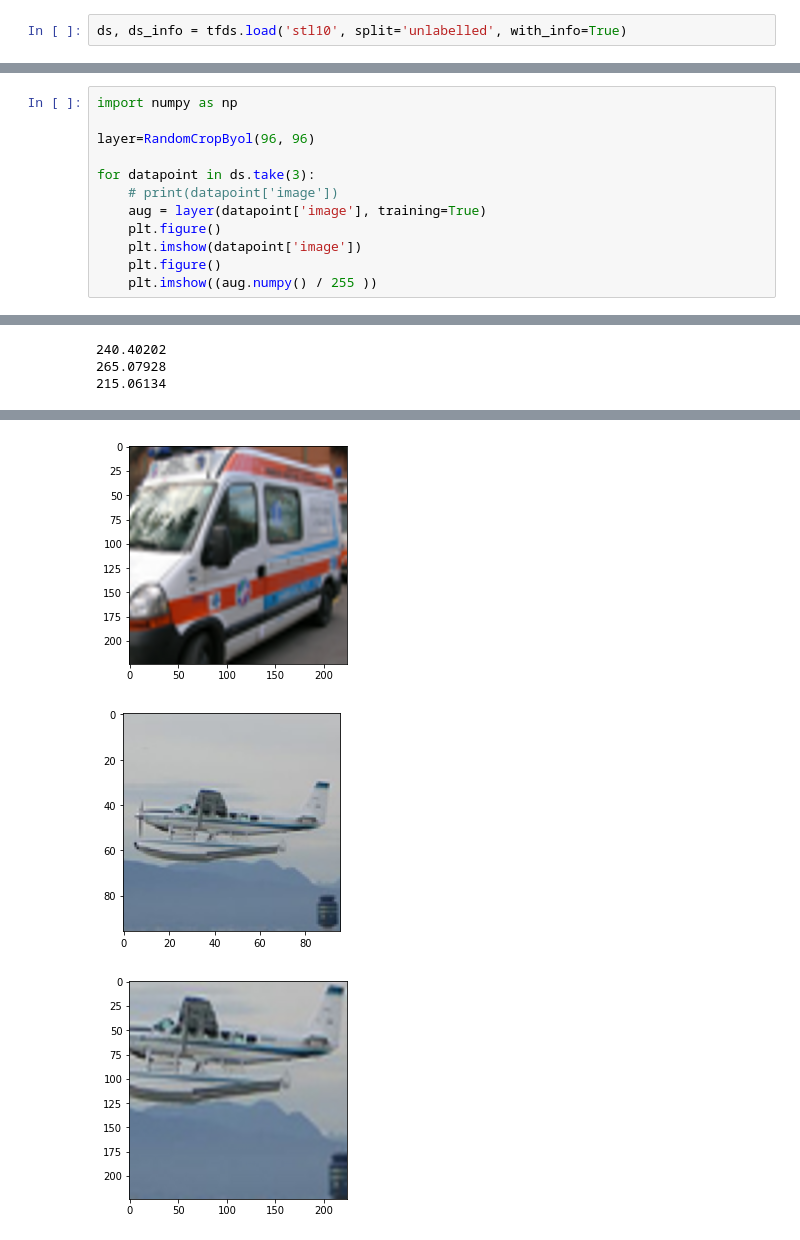
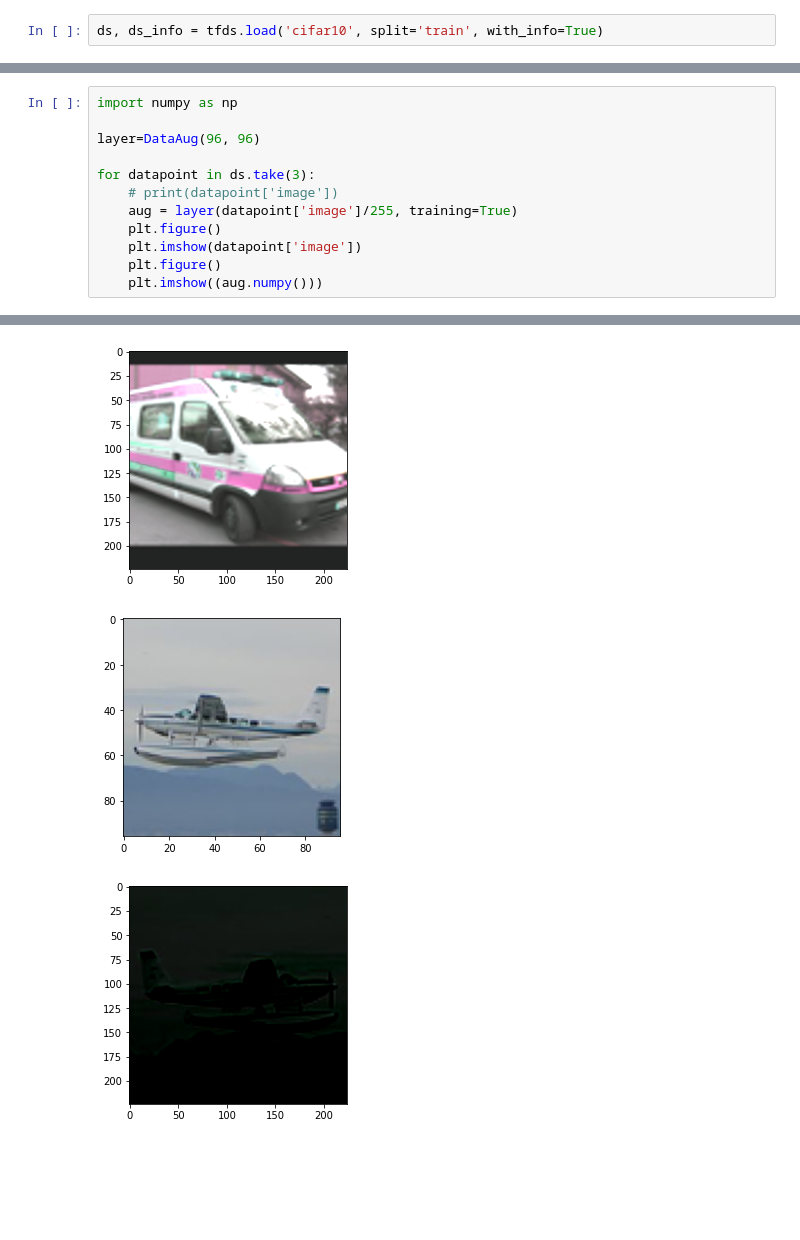
Before and after one commit to miszkur/SelfSupervisedLearning, a Jupyter notebook: experiments/augmentations_check.ipynb, the cells around one changed output, grey strips where cells are left out. Drawn from its saved outputs; the diff is of its cells as text; blank space fills up the shorter version.

```diff
--- a/experiments/augmentations_check.ipynb
+++ b/experiments/augmentations_check.ipynb
@@ -6,4 +6,4 @@ from data_processing.augmentations import RandomCropByol
 import tensorflow as tf
 import tensorflow_datasets as tfds
 # %%
-ds, ds_info = tfds.load('stl10', split='unlabelled', with_info=True)
+ds, ds_info = tfds.load('cifar10', split='train', with_info=True)
@@ -10,13 +14,13 @@ ds, ds_info = tfds.load('stl10', split='unlabelled', with_info=True)
 # %%
 import numpy as np
 
-layer=RandomCropByol(96, 96)
+layer=DataAug(96, 96)
 
 for datapoint in ds.take(3):
     # print(datapoint['image'])
-    aug = layer(datapoint['image'], training=True)
+    aug = layer(datapoint['image']/255, training=True)
     plt.figure()
     plt.imshow(datapoint['image'])
     plt.figure()
-    plt.imshow((aug.numpy() / 255 ))
+    plt.imshow((aug.numpy()))
 # %% [output]
@@ -25,4 +27 @@ WARNING:matplotlib.image:Clipping input data to the valid range for imshow with
-240.40202
-265.07928
-215.06134
 [figure]
@@ -30,4 +29,4 @@ WARNING:matplotlib.image:Clipping input data to the valid range for imshow with
 [figure]
-[figure, old version]
+[figure, new version]
 [figure]
-[figure, old version]
+[figure, new version]
```
Also changed, not shown: parts of 3 cells of this notebook, 8 other files.
